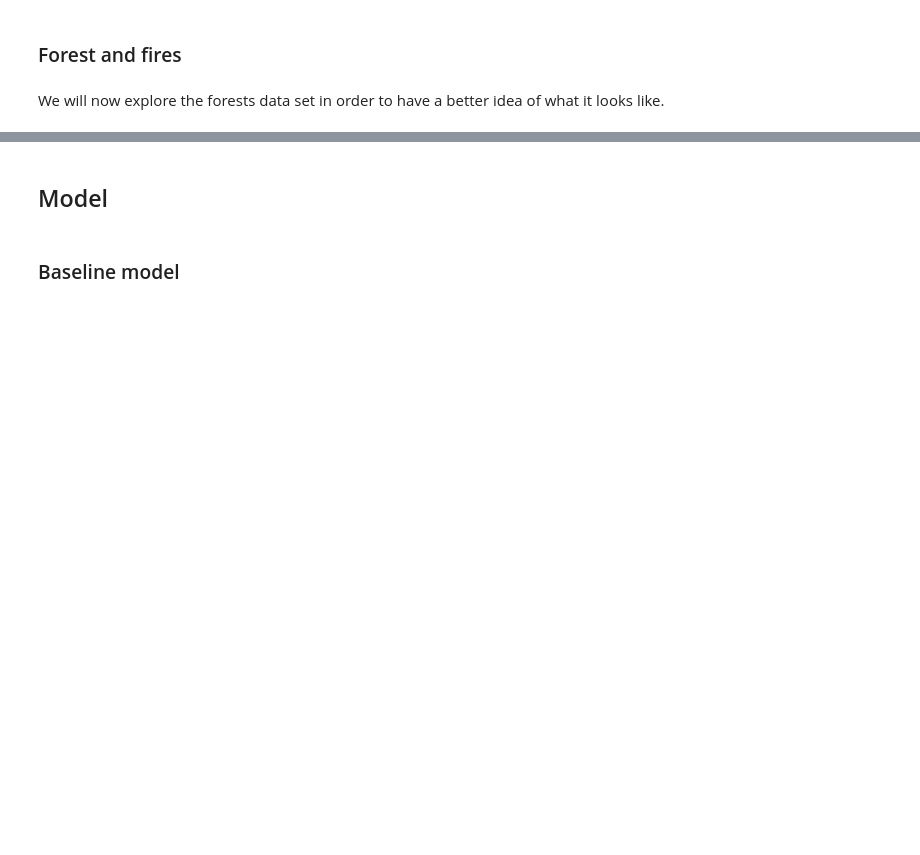
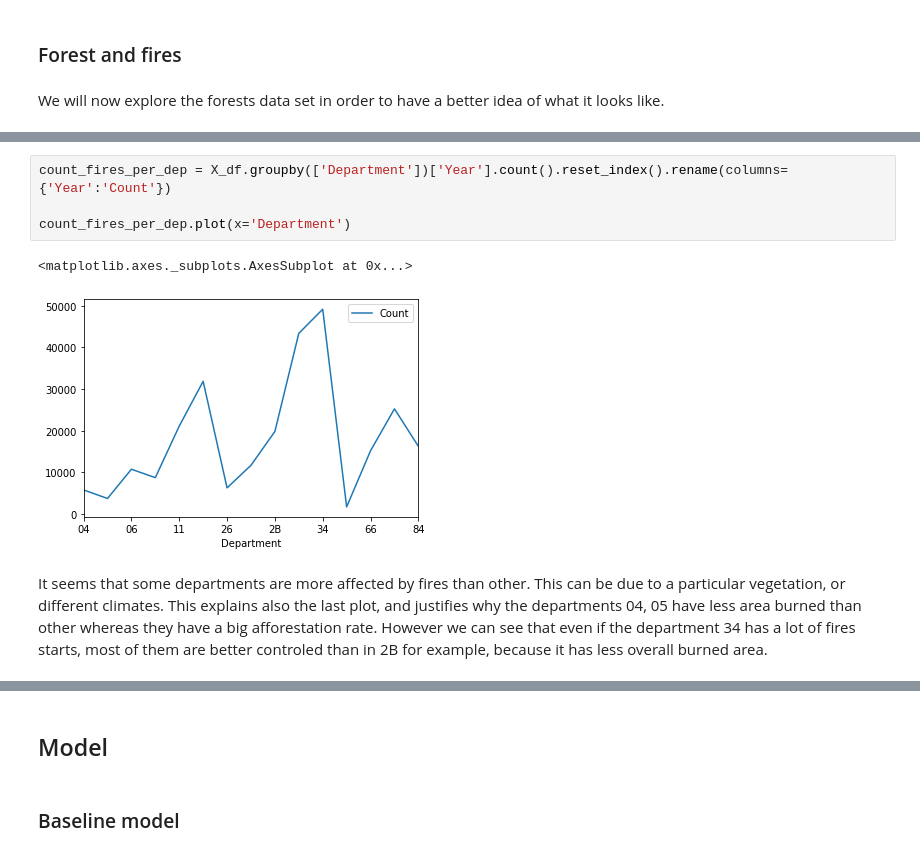
Before and after one commit to fd0r/Wildfire-Area, a Jupyter notebook: WFA_starting_kit.ipynb, the cells around one changed output, grey strips where cells are left out. Cells and saved outputs as stored; diff of their text form; blank space fills up the shorter version.

Commit message:
improved exploratory forests and fires

```diff
--- a/WFA_starting_kit.ipynb
+++ b/WFA_starting_kit.ipynb
@@ -668,3 +690,12 @@ sum_year_depart.plot(x='Department')
+# %%
+count_fires_per_dep = X_df.groupby(['Department'])['Year'].count().reset_index().rename(columns={'Year':'Count'})
+
+count_fires_per_dep.plot(x='Department')
+# %% [output]
+<matplotlib.axes._subplots.AxesSubplot at 0x...>
+[figure, added]
+# %% [markdown]
+It seems that some departments are more affected by fires than other. This can be due to a particular vegetation, or different climates. This explains also the last plot, and justifies why the departments 04, 05 have less area burned than other whereas they have a big afforestation rate. However we can see that even if the department 34 has a lot of fires starts, most of them are better controled than in 2B for example, because it has less overall burned area.
 # %%
 joint_forests_fires = sum_year_depart.set_index('Department').join(forests_per_dep.set_index('cinse_dep'))
 
```
Also changed, not shown: parts of 8 cells of this notebook, 1 other file.
